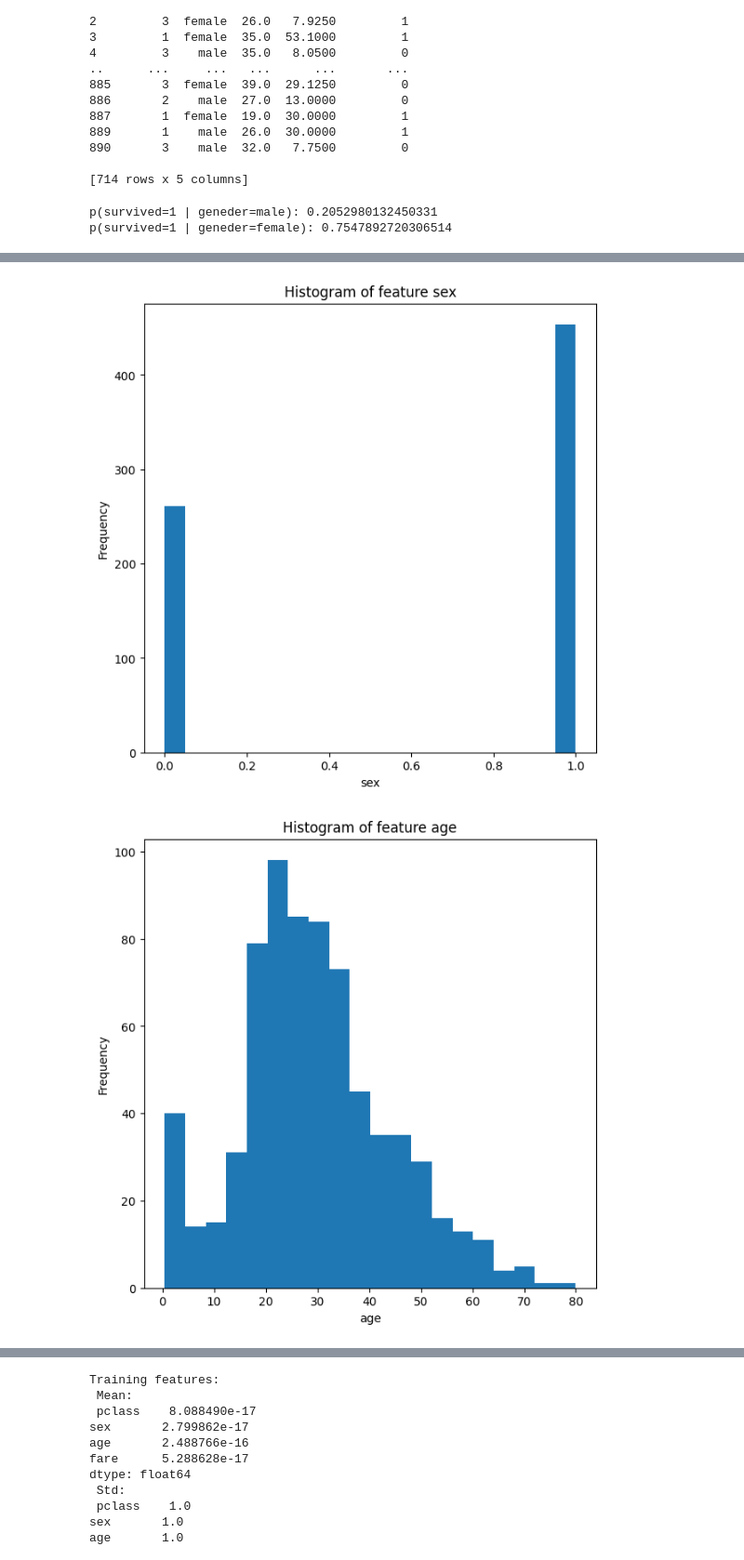
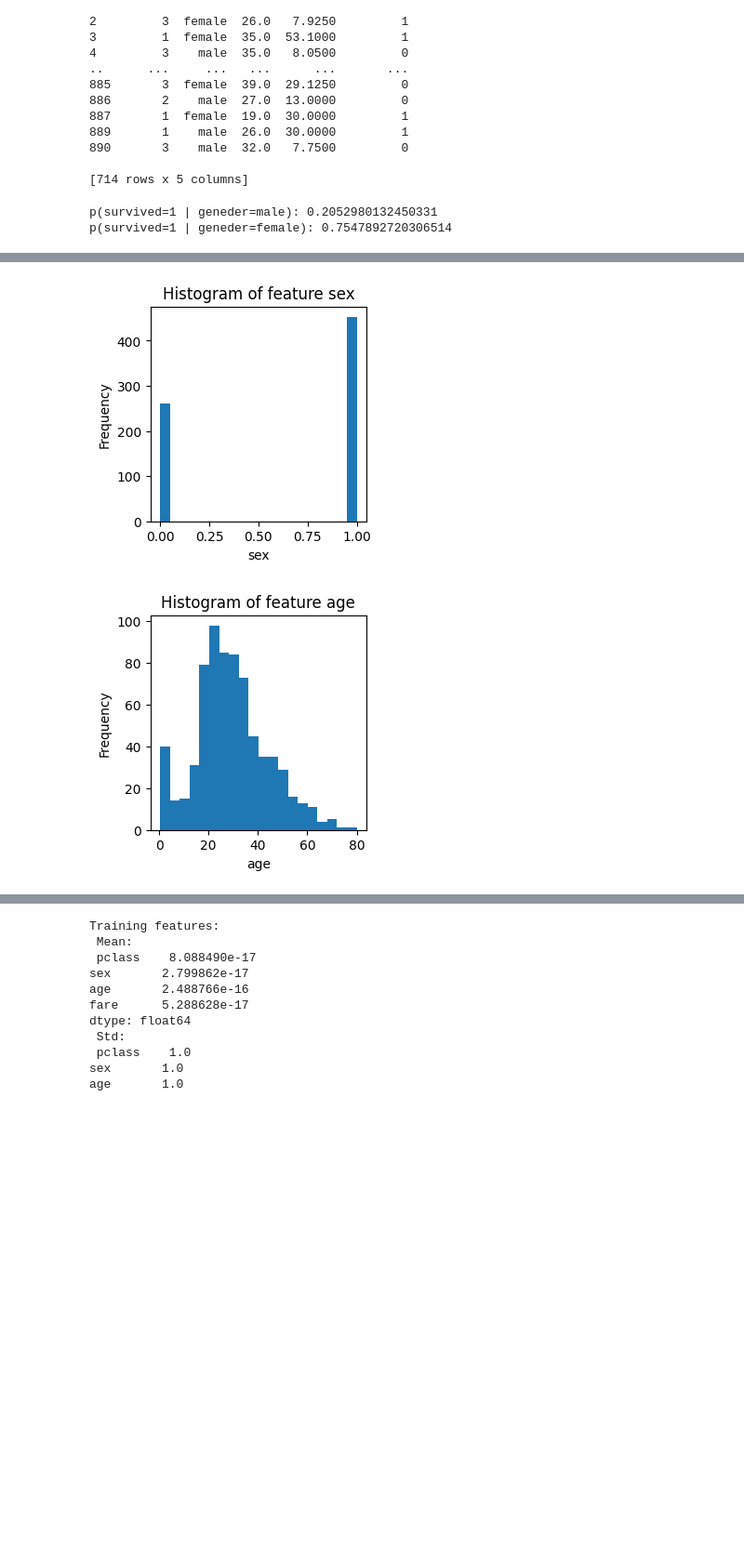
Before and after one commit to dariopi/Deep-Learning---ML-for-Mechanical-Systems-PoliMi-2026, a Jupyter notebook: Exercise/Titanic_class_2026_SOLUTION.ipynb, the cells around one changed output, grey strips where cells are left out. Shown at 93% size. Saved outputs shown, nothing was run; the diff lists cells and outputs as text; code cells hidden in the pictures; blank space fills up the shorter version.

```diff
--- a/Exercise/Titanic_class_2026_SOLUTION.ipynb
+++ b/Exercise/Titanic_class_2026_SOLUTION.ipynb
@@ -62,7 +62,7 @@ y = df['survived']
 # Plot your data (solution)
 
 for f in features:
-    plt.figure(figsize=(7,7))
+    plt.figure(figsize=(3,3))
     plt.hist(df[f], bins = 20)
     plt.title(f'Histogram of feature {f}')
     plt.xlabel(f)
@@ -96,2 +96,2 @@ p(survived=1 | geneder=female): 0.7547892720306514
-[figure, old version]
+[figure, new version]
-[figure, old version]
+[figure, new version]
```
Also changed, not shown: parts of 6 cells of this notebook, 2 other files.
